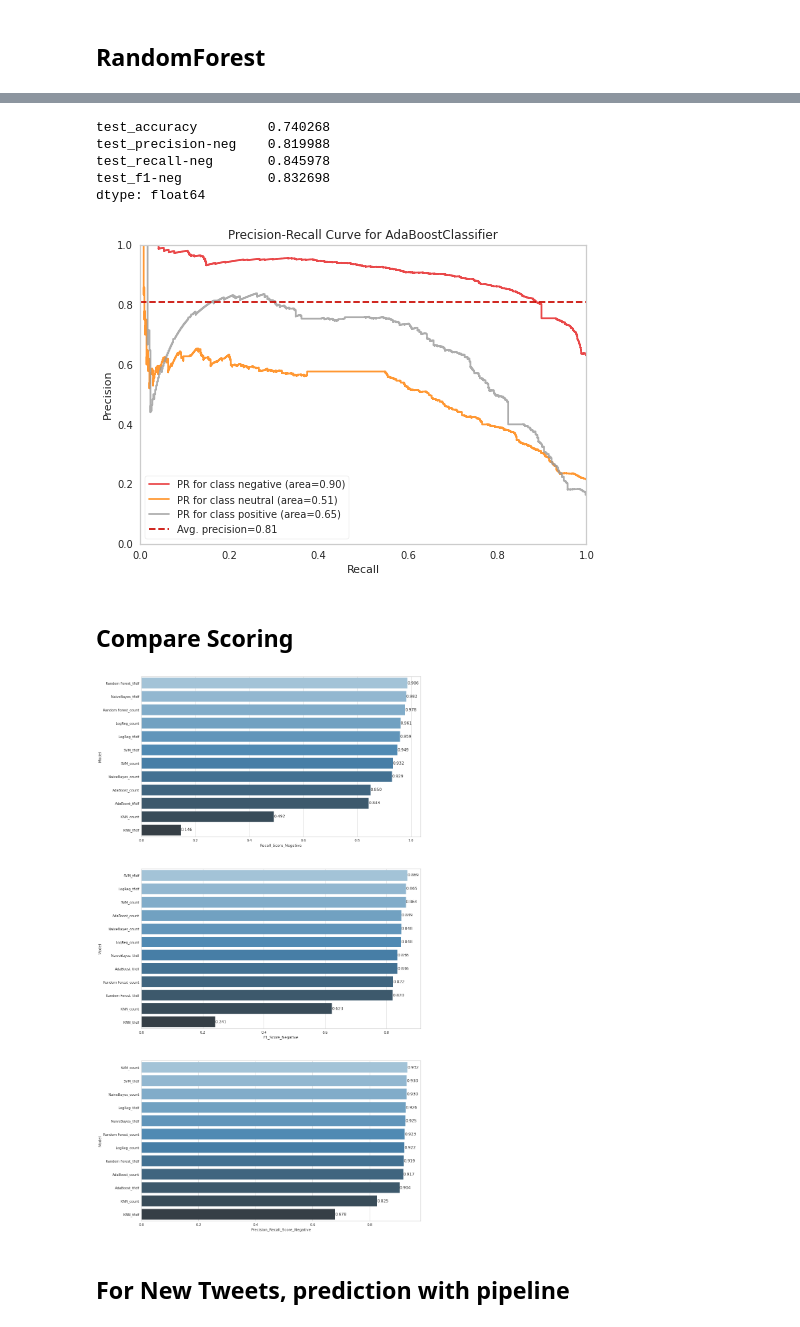
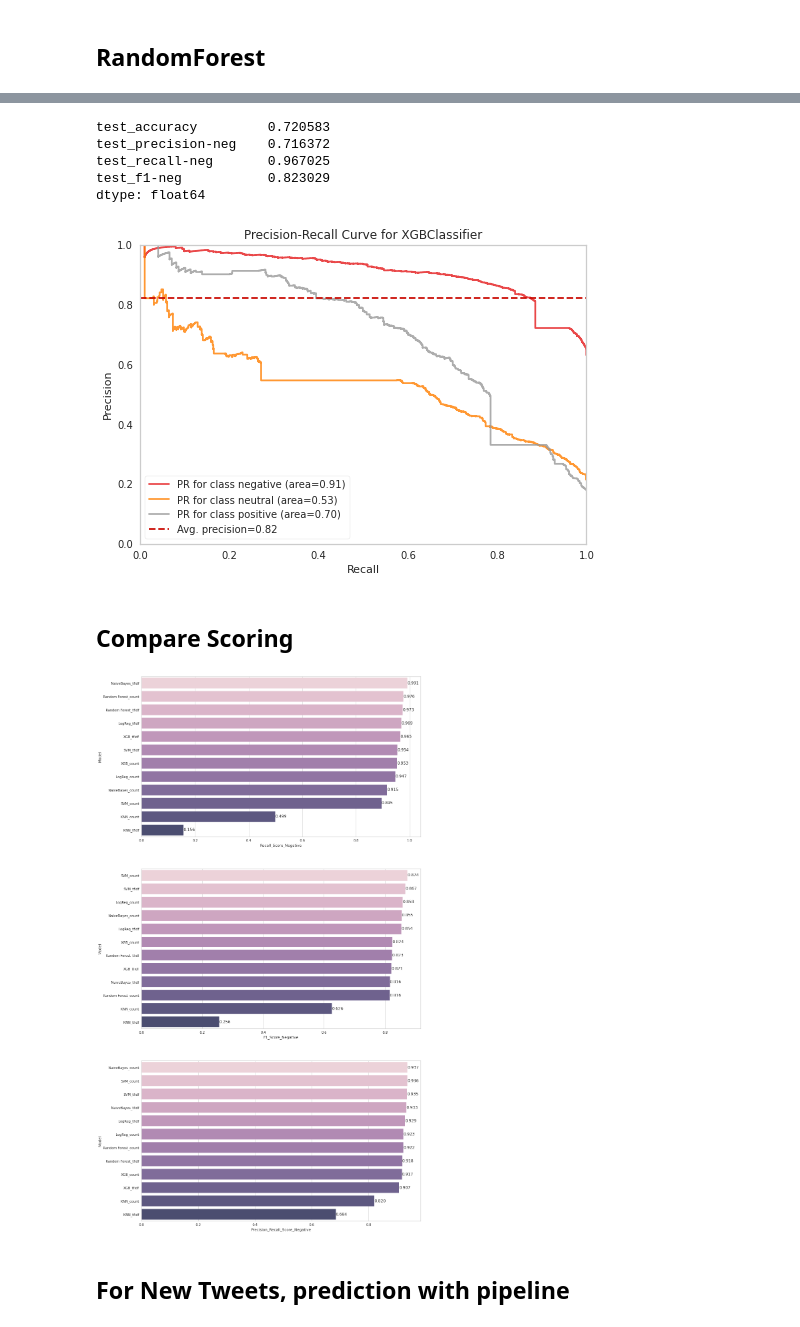
Before and after one commit to dilaraozcerit/NLP, a Jupyter notebook: airline-sentiment-analysis.ipynb, the cells around one changed output, grey strips where cells are left out. Cells and saved outputs as stored; diff of their text form; code cells hidden in the pictures.

```diff
--- a/airline-sentiment-analysis.ipynb
+++ b/airline-sentiment-analysis.ipynb
@@ -976,0 +888,4 @@ RandomForestClassifier(class_weight='balanced', max_depth=15, n_jobs=-1,
+# %%
+from xgboost import XGBClassifier
+xgb = XGBClassifier(random_state=10, max_depth = 5)
+xgb.fit(X_train_tf_idf, y_train)
@@ -1000,4 +914,0 @@ weighted avg       0.80      0.75      0.76     11712
-# %%
-from sklearn.ensemble import AdaBoostClassifier
-ada = AdaBoostClassifier(n_estimators= 500, random_state = 42)
-ada.fit(X_train_tf_idf, y_train)
@@ -1027,18 +915,18 @@ weighted avg       0.80      0.80      0.80     11712
 # %%
-model = AdaBoostClassifier(n_estimators= 500, random_state = 42)
+model = XGBClassifier(random_state=10, max_depth = 5)
 scores = cross_validate(model, X_train_tf_idf, y_train, scoring = scoring, cv = 10)
 df_scores = pd.DataFrame(scores, index = range(1, 11))
 df_scores.mean()[2:]
 # %% [output]
-test_accuracy         0.740268
-test_precision-neg    0.819988
-test_recall-neg       0.845978
-test_f1-neg           0.832698
+test_accuracy         0.720583
+test_precision-neg    0.716372
+test_recall-neg       0.967025
+test_f1-neg           0.823029
 dtype: float64
 # %%
 viz = PrecisionRecallCurve(
-    AdaBoostClassifier(n_estimators= 500, random_state = 42),
-    classes=ada.classes_,
+    XGBClassifier(random_state=10, max_depth = 5),
+    classes=xgb.classes_,
     per_class=True,
     cmap="Set1"
 )
@@ -1046,61 +934,61 @@ viz.fit(X_train_tf_idf,y_train)
 viz.score(X_test_tf_idf, y_test)
 viz.show();
 # %% [output]
-[figure, old version]
+[figure, new version]
 # %%
-y_pred = ada.predict(X_test_tf_idf)
-ada_tfidf_rec_neg = recall_score(y_test, y_pred, labels = ["negative"], average = None)
-ada_tfidf_f1_neg = f1_score(y_test, y_pred, labels = ["negative"], average = None)
-ada_tfidf_AP_neg = viz.score_["negative"]
+y_pred = xgb.predict(X_test_tf_idf)
+xgb_tfidf_rec_neg = recall_score(y_test, y_pred, labels = ["negative"], average = None)
+xgb_tfidf_f1_neg = f1_score(y_test, y_pred, labels = ["negative"], average = None)
+xgb_tfidf_AP_neg = viz.score_["negative"]
 # %% [markdown]
 ## Compare Scoring
 # %%
 compare = pd.DataFrame({"Model": ["NaiveBayes_count", "LogReg_count", "SVM_count", "KNN_count", "Random Forest_count",
-                                  "AdaBoost_count", "NaiveBayes_tfidf", "LogReg_tfidf", "SVM_tfidf", "KNN_tfidf",
-                                  "Random Forest_tfidf", "AdaBoost_tfidf"],
+                                  "XGB_count", "NaiveBayes_tfidf", "LogReg_tfidf", "SVM_tfidf", "KNN_tfidf",
+                                  "Random Forest_tfidf", "XGB_tfidf"],
 
                         "F1_Score_Negative": [nb_count_f1_neg[0], log_count_f1_neg[0], svc_count_f1_neg[0], knn_count_f1_neg[0],
-                                             rf_count_f1_neg[0], ada_count_f1_neg[0], nb_tfidf_f1_neg[0], log_tfidf_f1_neg[0],
-                                             svc_tfidf_f1_neg[0], knn_tfidf_f1_neg[0], rf_tfidf_f1_neg[0], ada_tfidf_f1_neg[0]],
+                                             rf_count_f1_neg[0], xgb_count_f1_neg[0], nb_tfidf_f1_neg[0], log_tfidf_f1_neg[0],
+                                             svc_tfidf_f1_neg[0], knn_tfidf_f1_neg[0], rf_tfidf_f1_neg[0], xgb_tfidf_f1_neg[0]],
 
                         "Recall_Score_Negative": [nb_count_rec_neg[0], log_count_rec_neg[0], svc_count_rec_neg[0],
-                                                  knn_count_rec_neg[0], rf_count_rec_neg[0], ada_count_rec_neg[0],
+                                                  knn_count_rec_neg[0], rf_count_rec_neg[0], xgb_count_rec_neg[0],
                                                   nb_tfidf_rec_neg[0], log_tfidf_rec_neg[0], svc_tfidf_rec_neg[0],
-                                                  knn_tfidf_rec_neg[0], rf_tfidf_rec_neg[0], ada_tfidf_rec_neg[0]],
+                                                  knn_tfidf_rec_neg[0], rf_tfidf_rec_neg[0], xgb_tfidf_rec_neg[0]],
 
                         "Precision_Recall_Score_Negative": [nb_AP_neg, log_AP_neg, svc_AP_neg, knn_AP_neg, rf_AP_neg,
-                                                          ada_AP_neg, nb_tfidf_AP_neg, log_tfidf_AP_neg, svc_tfidf_AP_neg,
-                                                           knn_tfidf_AP_neg, rf_tfidf_AP_neg, ada_tfidf_AP_neg]})
+                                                          xgb_AP_neg, nb_tfidf_AP_neg, log_tfidf_AP_neg, svc_tfidf_AP_neg,
+                                                           knn_tfidf_AP_neg, rf_tfidf_AP_neg, xgb_tfidf_AP_neg]})
 
 def labels(ax):
 
     for p in ax.patches:
         width = p.get_width()                        # get bar length
         ax.text(width,                               # set the text at 1 unit right of the bar
                 p.get_y() + p.get_height() / 2,      # get Y coordinate + X coordinate / 2
                 '{:1.3f}'.format(width),             # set variable to display, 2 decimals
                 ha = 'left',                         # horizontal alignment
                 va = 'center')                       # vertical alignment
 
 plt.figure(figsize=(15,30))
 plt.subplot(311)
 compare = compare.sort_values(by="Recall_Score_Negative", ascending=False)
-ax=sns.barplot(x="Recall_Score_Negative", y="Model", data=compare, palette="Blues_d")
+ax=sns.barplot(x="Recall_Score_Negative", y="Model", data=compare, palette="ch:8.5,.5,dark=.3")
 labels(ax)
 
 plt.subplot(312)
 compare = compare.sort_values(by="F1_Score_Negative", ascending=False)
-ax=sns.barplot(x="F1_Score_Negative", y="Model", data=compare, palette="Blues_d")
+ax=sns.barplot(x="F1_Score_Negative", y="Model", data=compare, palette="ch:8.5,.5,dark=.3")
 labels(ax)
 
 
 plt.subplot(313)
 compare = compare.sort_values(by="Precision_Recall_Score_Negative", ascending=False)
-ax=sns.barplot(x="Precision_Recall_Score_Negative", y="Model", data=compare, palette="Blues_d")
+ax=sns.barplot(x="Precision_Recall_Score_Negative", y="Model", data=compare, palette="ch:8.5,.5,dark=.3")
 labels(ax)
 plt.show();
 # %% [output]
-[figure, old version]
+[figure, new version]
 # %% [markdown]
 ## For New Tweets, prediction with pipeline
 # %%
```
Also changed, not shown: parts of 88 cells of this notebook.
